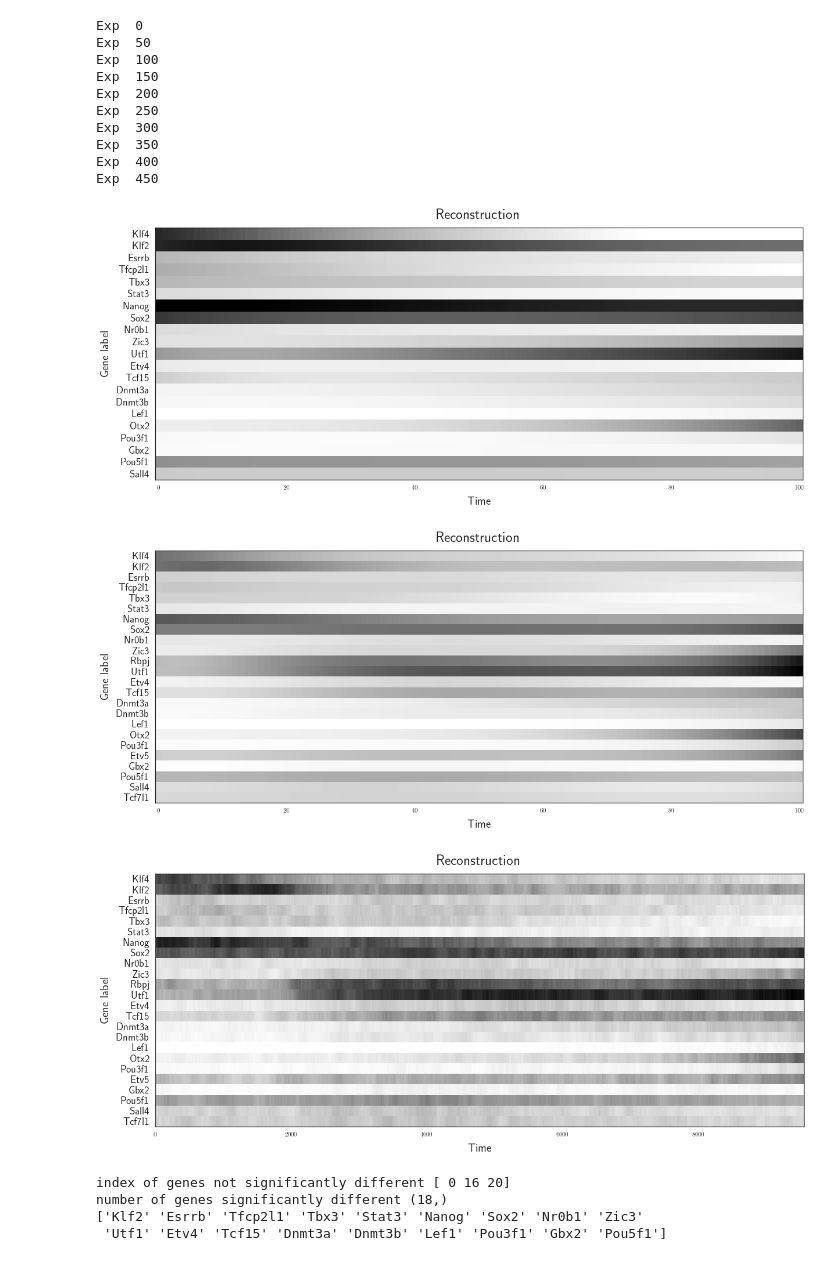
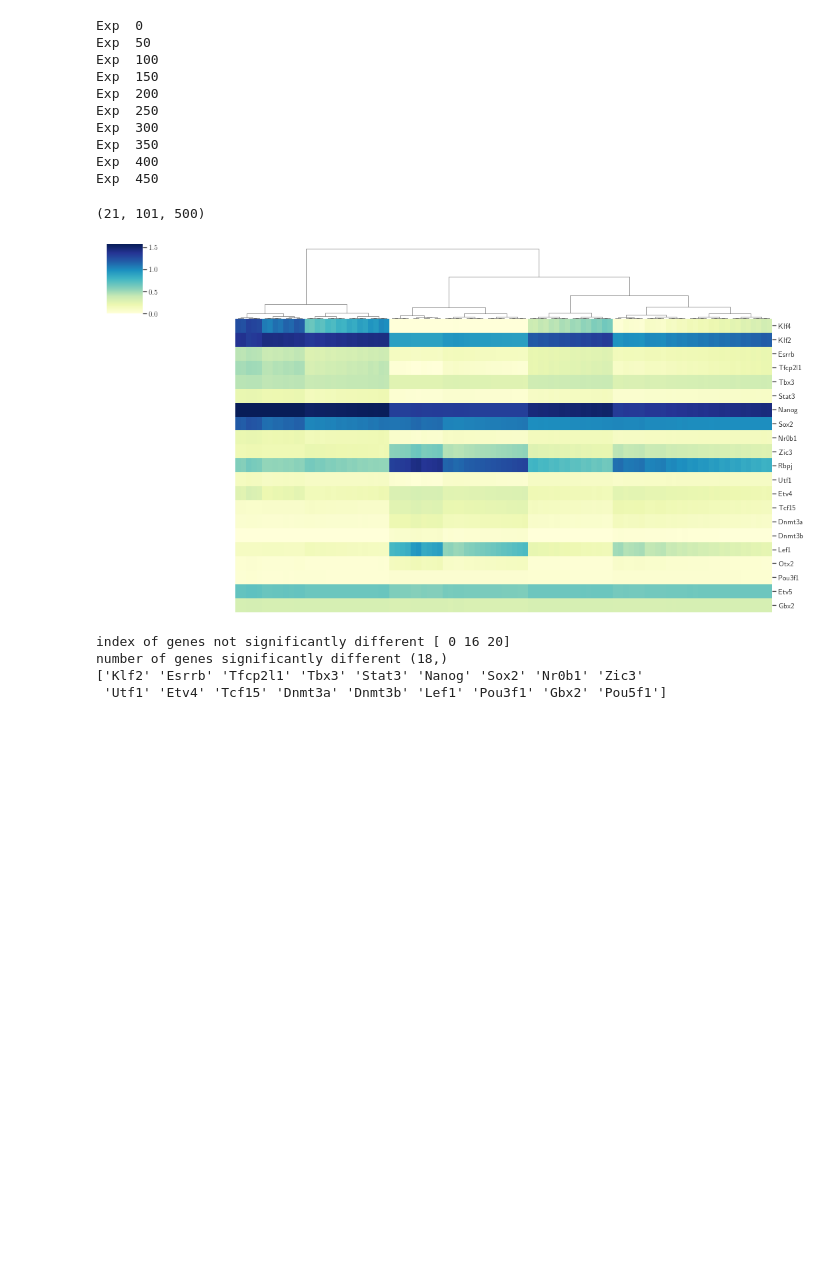
Before and after one commit to CleliaCorridori/GRN_Inference_CODE, a Jupyter notebook: SCODE_MB-LogNorm.ipynb, the cells around one changed output. Cells and saved outputs as stored; diff of their text form; code cells hidden in the pictures; blank space fills up the shorter version.

```diff
--- a/SCODE_MB-LogNorm.ipynb
+++ b/SCODE_MB-LogNorm.ipynb
@@ -868,19 +869,33 @@ Exp  450
 # compute the average and std of the simulated  KO data
 KO_Th_df_sim_avg, KO_Th_df_sim_std = funcs_ko.WT_avg_w(KO_df_sim)
 KO_Th_df_sim_std = (np.std(KO_df_sim, axis=1)/np.sqrt(KO_df_sim.shape[1]))[:,0]
+# %%
+KO_df_sim.shape
+# %% [output]
+(21, 101, 500)
+# %%
+# Perform linkage on your numpy array
+jj=0
+Z = scipy.cluster.hierarchy.linkage(KO_df_sim[:,:,jj].T, method='ward')
+
+# Note: we are showing just one simulated dataset, but you can do the same for all of them
+
+# Plot the dendrogram and heatmap
+sns.clustermap(KO_df_sim[:,:,jj], col_linkage=Z, cmap='YlGnBu',yticklabels=genes_order,cbar=True, figsize=(15,8), row_cluster=False,   xticklabels=False )
+plt.xticks([])
+plt.yticks([])
+plt.show()
+# %% [output]
+[figure, added]
 # %%
-fun_plotting.raster_plot(KO_df_sim[:,:,0], 'Reconstruction', 1, KO_genes_order)
-plt.show()
+# fun_plotting.raster_plot(KO_df_sim[:,:,0], 'Reconstruction', 1, KO_genes_order)
+# plt.show()
 
-fun_plotting.raster_plot(df_sim[:,:,0], 'Reconstruction', 1, genes_order)
-plt.show()
+# fun_plotting.raster_plot(df_sim[:,:,0], 'Reconstruction', 1, genes_order)
+# plt.show()
 
-fun_plotting.raster_plot(np.array(df_lN_mb_pst), 'Reconstruction', 1, genes_order)
-plt.show()
+# fun_plotting.raster_plot(np.array(df_lN_mb_pst), 'Reconstruction', 1, genes_order)
+# plt.show()
-# %% [output]
-[figure, removed]
-[figure, removed]
-[figure, removed]
 # %%
 # compute the average and std of the simulated  KO data
 KO_Th_df_sim_avg, KO_Th_df_sim_std = funcs_ko.WT_avg_w(KO_df_sim)
```
Also changed, not shown: parts of 3 cells of this notebook, 2 other files.
